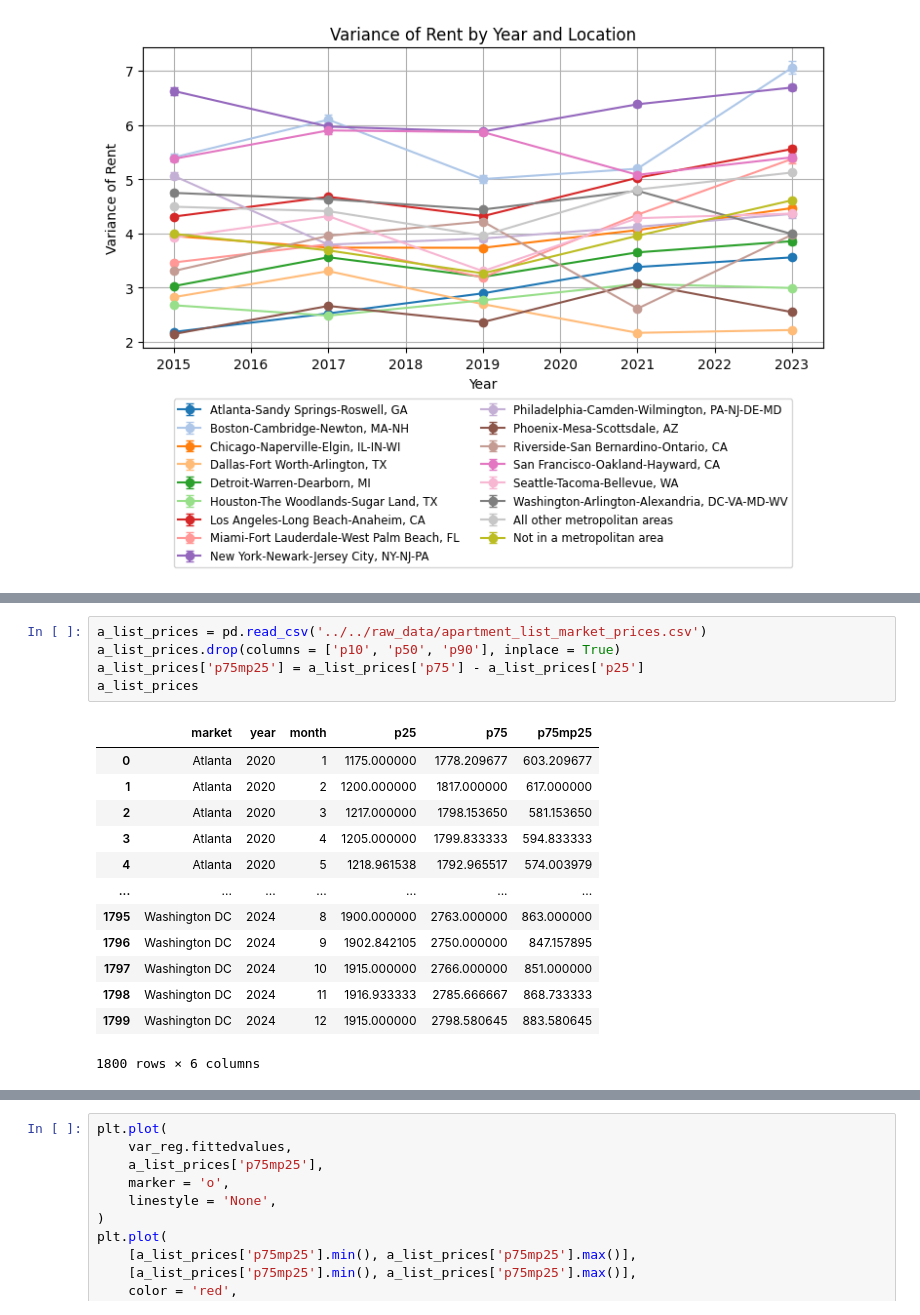
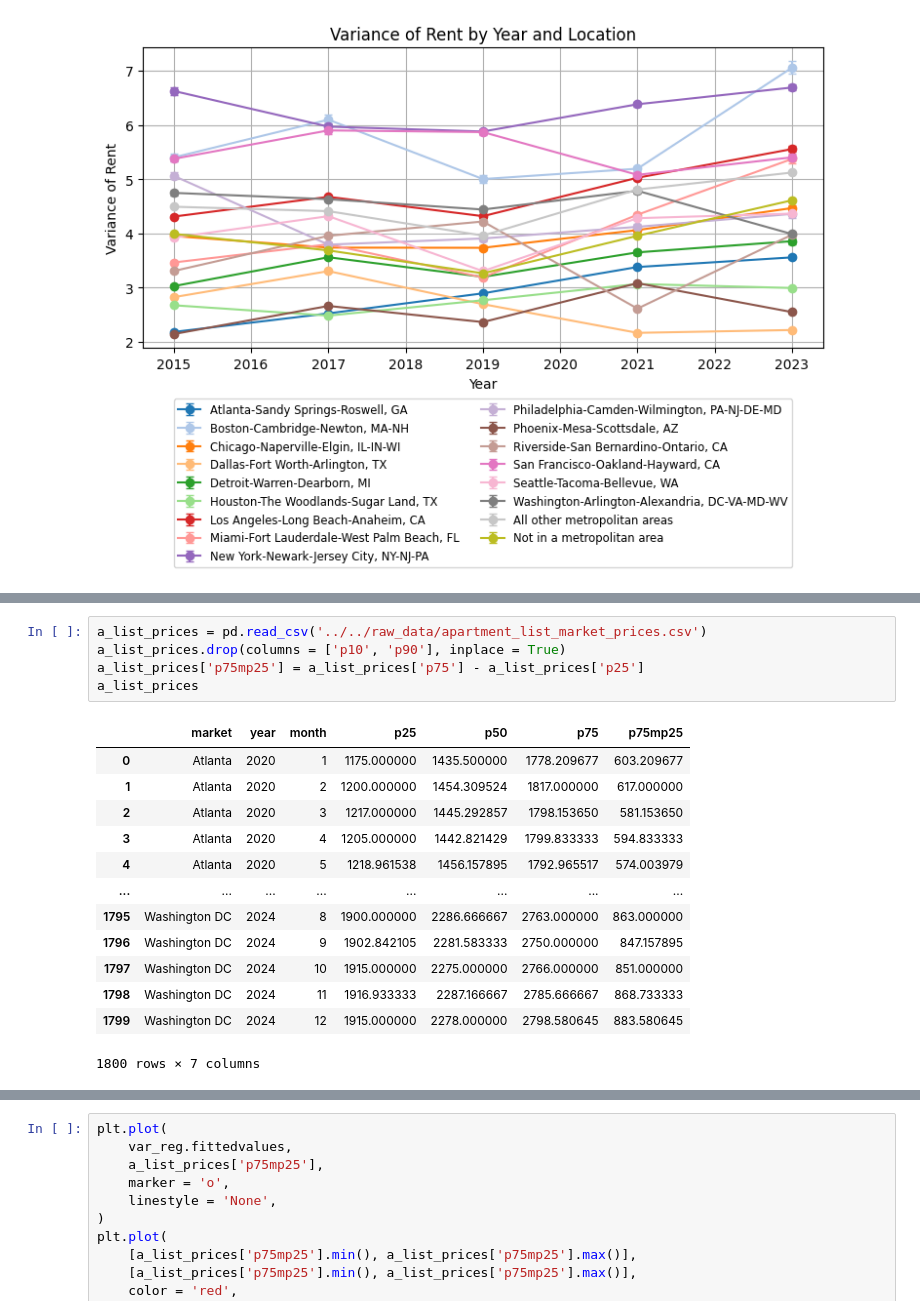
Before and after one commit to DiegoOlaya/rental-housing-cost, a Jupyter notebook: notebooks/supervised_models/variance_analysis.ipynb, the cells around one changed output, grey strips where cells are left out. Saved outputs shown, nothing was run; the diff lists cells and outputs as text.

```diff
--- a/notebooks/supervised_models/variance_analysis.ipynb
+++ b/notebooks/supervised_models/variance_analysis.ipynb
@@ -132,22 +159,22 @@ plt.show()
 # %%
 a_list_prices = pd.read_csv('../../raw_data/apartment_list_market_prices.csv')
-a_list_prices.drop(columns = ['p10', 'p50', 'p90'], inplace = True)
+a_list_prices.drop(columns = ['p10', 'p90'], inplace = True)
 a_list_prices['p75mp25'] = a_list_prices['p75'] - a_list_prices['p25']
 a_list_prices
 # %% [output]
-|  | market | year | month | p25 | p75 | p75mp25 |
-| 0 | Atlanta | 2020 | 1 | 1175.000000 | 1778.209677 | 603.209677 |
-| 1 | Atlanta | 2020 | 2 | 1200.000000 | 1817.000000 | 617.000000 |
-| 2 | Atlanta | 2020 | 3 | 1217.000000 | 1798.153650 | 581.153650 |
-| 3 | Atlanta | 2020 | 4 | 1205.000000 | 1799.833333 | 594.833333 |
-| 4 | Atlanta | 2020 | 5 | 1218.961538 | 1792.965517 | 574.003979 |
-| ... | ... | ... | ... | ... | ... | ... |
-| 1795 | Washington DC | 2024 | 8 | 1900.000000 | 2763.000000 | 863.000000 |
-| 1796 | Washington DC | 2024 | 9 | 1902.842105 | 2750.000000 | 847.157895 |
-| 1797 | Washington DC | 2024 | 10 | 1915.000000 | 2766.000000 | 851.000000 |
-| 1798 | Washington DC | 2024 | 11 | 1916.933333 | 2785.666667 | 868.733333 |
-| 1799 | Washington DC | 2024 | 12 | 1915.000000 | 2798.580645 | 883.580645 |
+|  | market | year | month | p25 | p50 | p75 | p75mp25 |
+| 0 | Atlanta | 2020 | 1 | 1175.000000 | 1435.500000 | 1778.209677 | 603.209677 |
+| 1 | Atlanta | 2020 | 2 | 1200.000000 | 1454.309524 | 1817.000000 | 617.000000 |
+| 2 | Atlanta | 2020 | 3 | 1217.000000 | 1445.292857 | 1798.153650 | 581.153650 |
+| 3 | Atlanta | 2020 | 4 | 1205.000000 | 1442.821429 | 1799.833333 | 594.833333 |
+| 4 | Atlanta | 2020 | 5 | 1218.961538 | 1456.157895 | 1792.965517 | 574.003979 |
+| ... | ... | ... | ... | ... | ... | ... | ... |
+| 1795 | Washington DC | 2024 | 8 | 1900.000000 | 2286.666667 | 2763.000000 | 863.000000 |
+| 1796 | Washington DC | 2024 | 9 | 1902.842105 | 2281.583333 | 2750.000000 | 847.157895 |
+| 1797 | Washington DC | 2024 | 10 | 1915.000000 | 2275.000000 | 2766.000000 | 851.000000 |
+| 1798 | Washington DC | 2024 | 11 | 1916.933333 | 2287.166667 | 2785.666667 | 868.733333 |
+| 1799 | Washington DC | 2024 | 12 | 1915.000000 | 2278.000000 | 2798.580645 | 883.580645 |
-1800 rows × 6 columns
+1800 rows × 7 columns
 # %%
 a_list_prices['date'] = pd.to_datetime(
     [f'{year}-{month}-01' for (year, month) in zip(a_list_prices['year'], a_list_prices['month'])]
```
Also changed, not shown: parts of 5 cells of this notebook.
